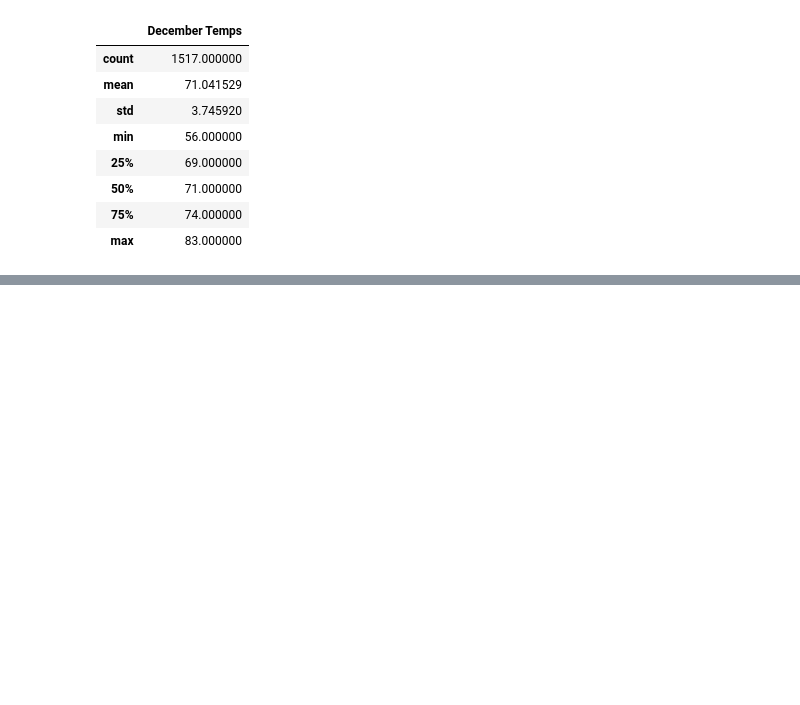
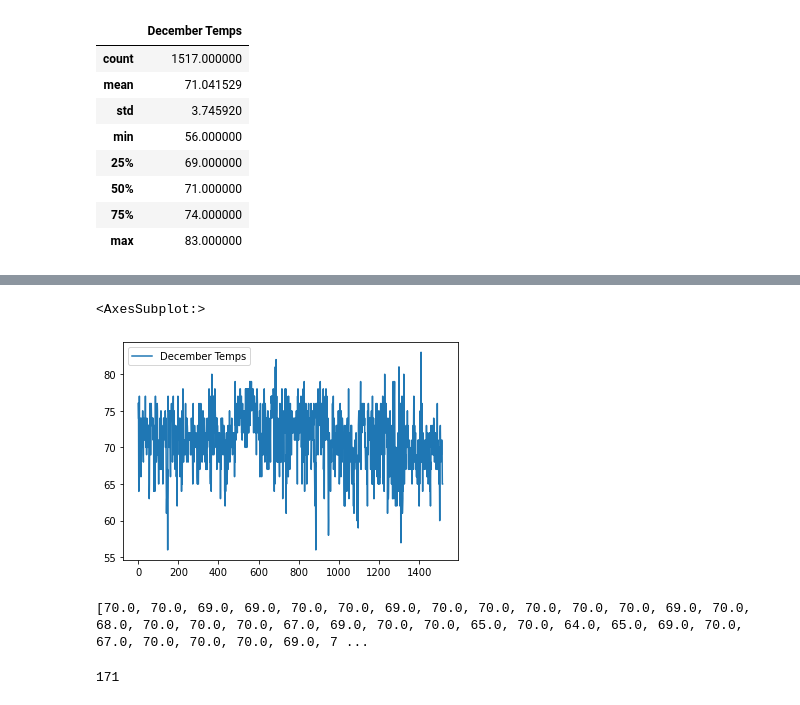
Before and after one commit to macicchino/surfs_up, a Jupyter notebook: SurfsUp_Challenge.ipynb, the cells around one changed output, grey strips where cells are left out. Saved outputs shown, nothing was run; the diff lists cells and outputs as text; code cells hidden in the pictures; blank space fills up the shorter version.

```diff
--- a/SurfsUp_Challenge.ipynb
+++ b/SurfsUp_Challenge.ipynb
@@ -120,0 +128,5 @@ df_dec.describe()
+# %%
+df_dec.plot()
+# %% [output]
+<AxesSubplot:>
+[figure, added]
@@ -120,0 +138,17 @@ df_dec.describe()
+# %%
+# Q1.1 Convert the june_lows temperatures to a list.
+june_lows = [t.tobs for t in june_lows]
+
+june_close = []
+
+for low in june_temps:
+    if low <= 70:
+        june_close.append(low)
+
+print(june_close)
+# %% [output]
+[70.0, 70.0, 69.0, 69.0, 70.0, 70.0, 69.0, 70.0, 70.0, 70.0, 70.0, 70.0, 69.0, 70.0, 68.0, 70.0, 70.0, 70.0, 67.0, 69.0, 70.0, 70.0, 65.0, 70.0, 64.0, 65.0, 69.0, 70.0, 67.0, 70.0, 70.0, 70.0, 69.0, 7 ...
+# %%
+len(june_close)
+# %% [output]
+171
```
Also changed, not shown: parts of 8 cells of this notebook.
